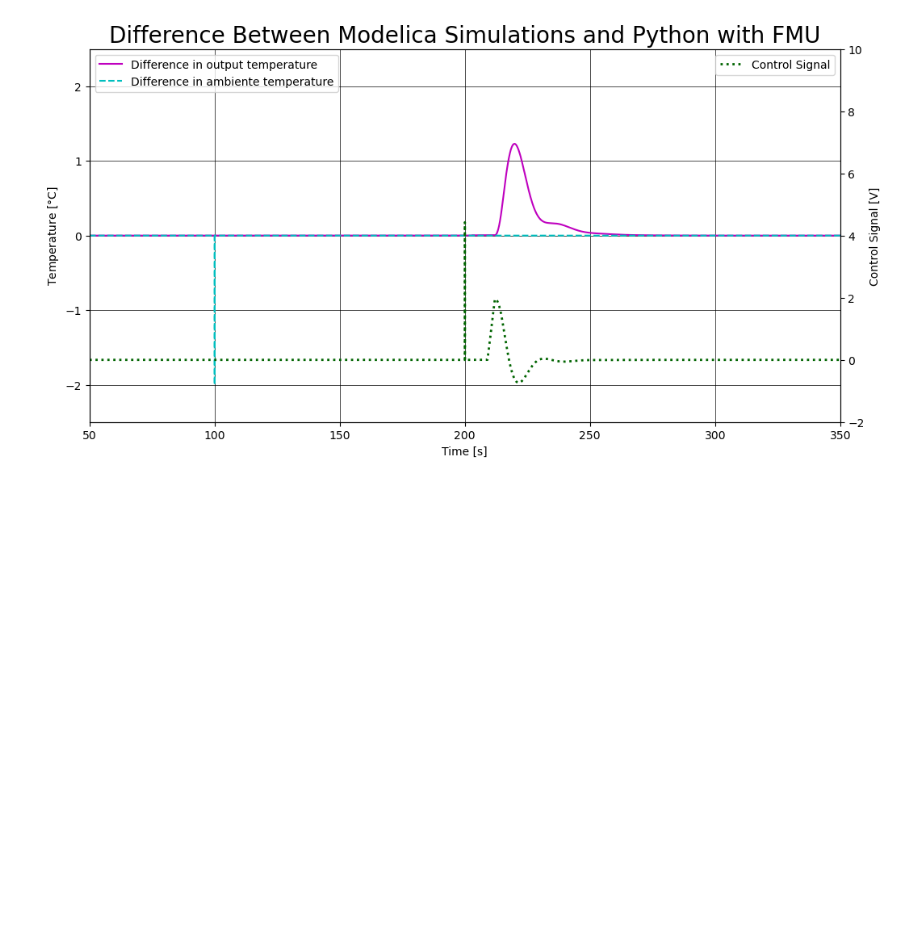
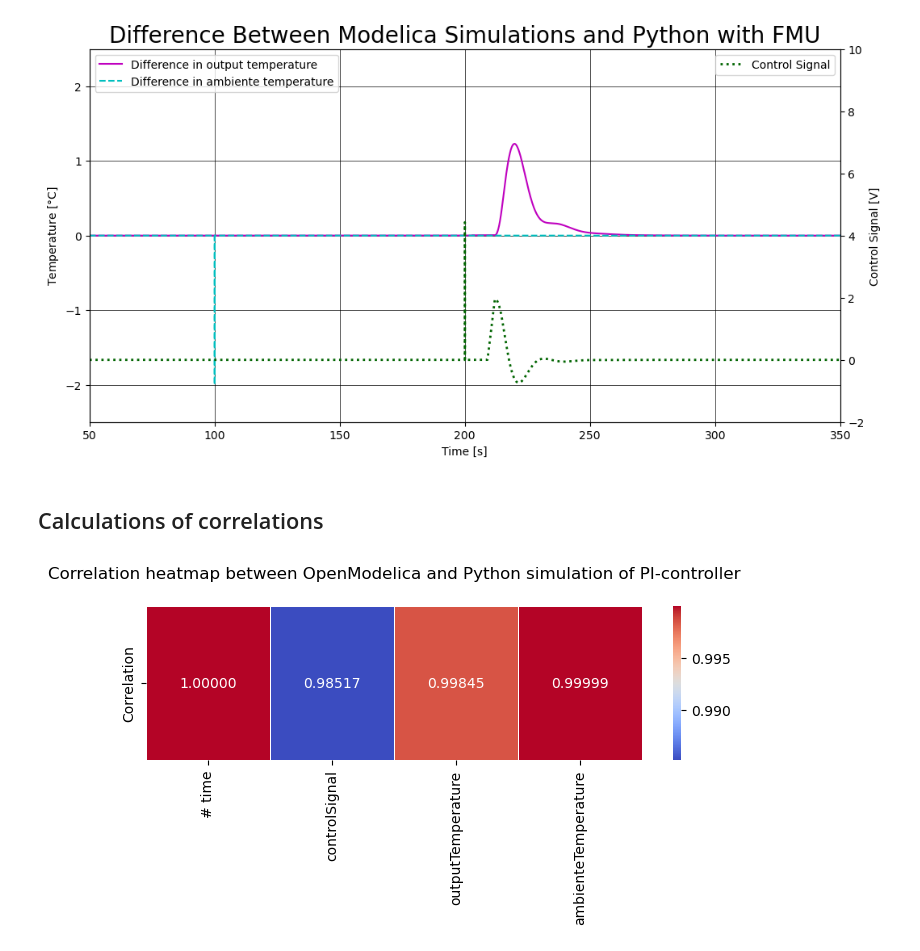
Before and after one commit to cmbNor/Advanced-Control-Implementation-with-Modelica, a Jupyter notebook: PythonSourceCode/AirHeaterFMUWithPID/2-AirHeaterFMUtoPIDevaluation.ipynb, the cells around one changed output. Drawn from its saved outputs; the diff is of its cells as text; code cells hidden in the pictures; blank space fills up the shorter version.

Commit message:
Added corralation calculation

```diff
--- a/PythonSourceCode/AirHeaterFMUWithPID/2-AirHeaterFMUtoPIDevaluation.ipynb
+++ b/PythonSourceCode/AirHeaterFMUWithPID/2-AirHeaterFMUtoPIDevaluation.ipynb
@@ -167,3 +177,50 @@ plt.savefig('plots/pltCompareDIFFPyFMUandOpenModPID.png', dpi=300, bbox_inches='
 plt.show()
 # %% [output]
 [figure]
+# %% [markdown]
+## Calculations of correlations
+# %%
+# List of models for iteration
+model_dfs = [dfOpenModPID]
+
+# Columns to compare
+reference_columns = ['# time', 'controlSignal', 'outputTemperature', 'ambienteTemperature'] # Python
+model_columns = ['time', 'controlSignalOME', 'outputTemperatureOME', 'ambienteTemperatureOME'] # Open Modelica
+
+# Calculate the correlation matrix
+#correlation_matrix = dfOpenModPID.corrwith(dfFMUpythonPID)
+
+
+correlation_matrix = []
+
+# Define list of names
+custom_model_names = ['Correlation']
+
+# Perform correlation analysis for each model
+for i, model_df in enumerate(model_dfs, start=1):
+    # Map columns from the model dataframe to the reference dataframe
+    mapped_columns = dict(zip(model_columns, reference_columns))
+
+    # Select the columns for comparison
+    reference_data_for_comparison = dfFMUpythonPID[reference_columns]
+    model_data_for_comparison = model_df[model_columns].rename(columns=mapped_columns)
+
+    # Perform correlation analysis
+    correlation_result = reference_data_for_comparison.corrwith(model_data_for_comparison)
+
+    correlation_matrix.append(correlation_result)
+
+# Convert the list of correlation results to a DataFrame
+correlation_df = pd.DataFrame(correlation_matrix, index=[f"Model {i}" for i in range(1, len(model_dfs) + 1)])
+
+# Plotting the heatmap
+plt.figure(figsize=(8, 2))
+sns.heatmap(correlation_df, cbar=True, annot=True, cmap='coolwarm', fmt='.5f', linewidths=.5, yticklabels=custom_model_names)
+plt.title('Correlation heatmap between OpenModelica and Python simulation of PI-controller', pad=20)
+
+# Save a copy of the plot to file
+plt.savefig('plots/pltCorrelationHeatmapPI.png', dpi=300, bbox_inches='tight')
+
+plt.show()
+# %% [output]
+[figure, added]
```
Also changed, not shown: parts of 2 cells of this notebook, 1 other file.
